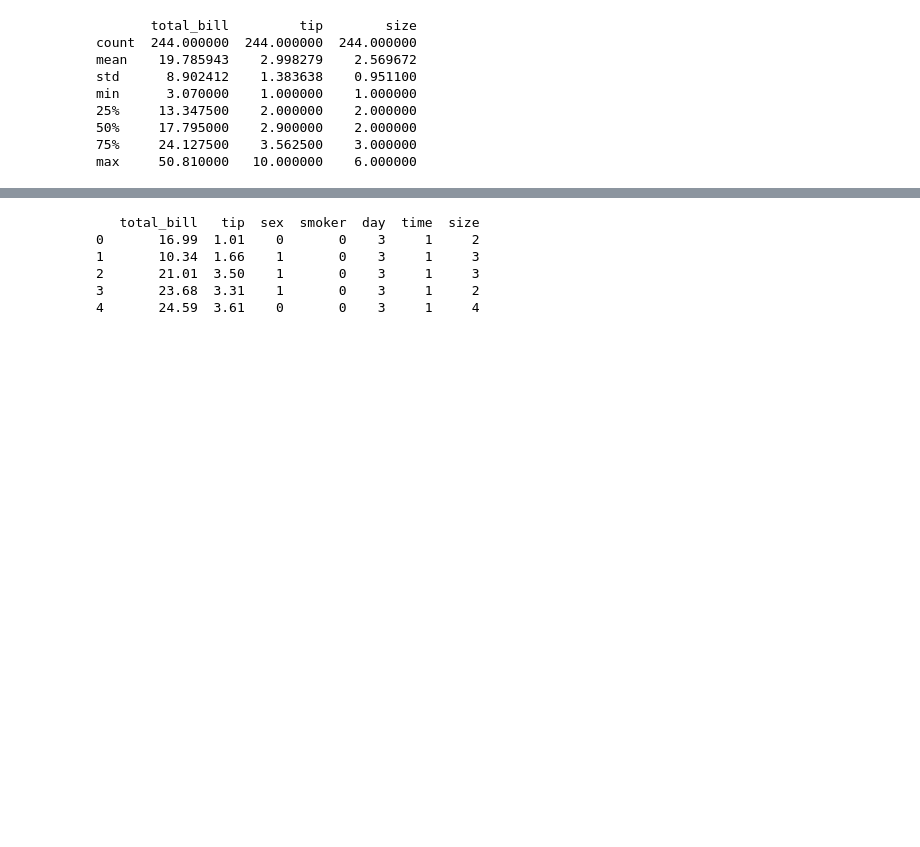
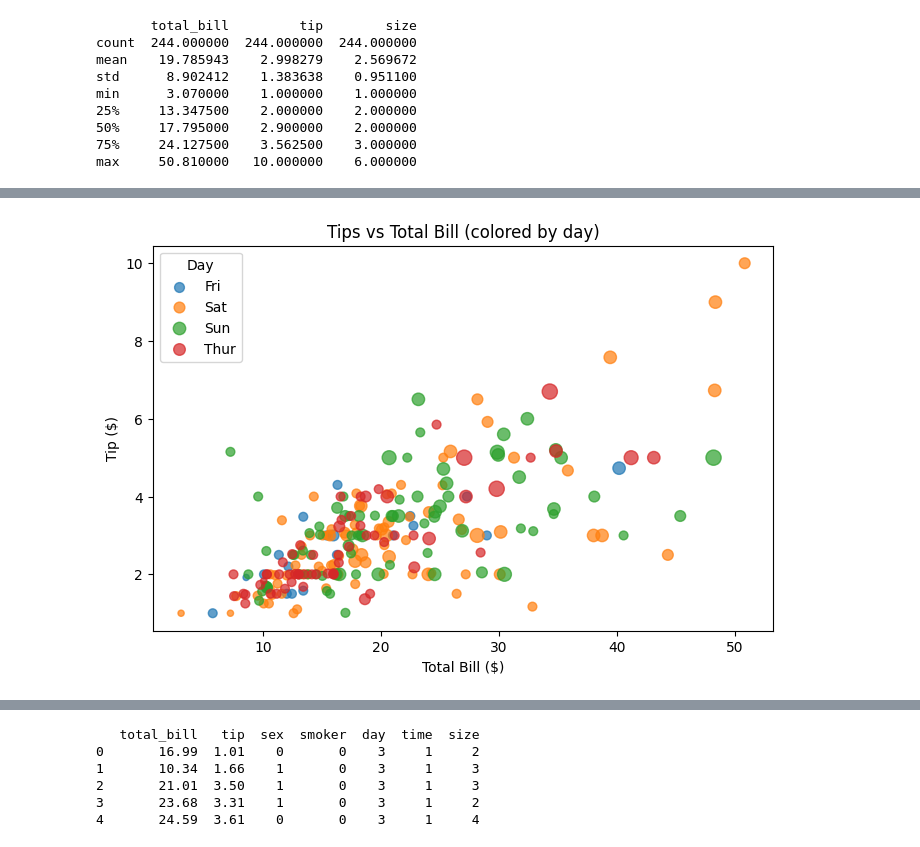
Before and after one commit to viktoryamargaryan/Waiter-Tips-Prediction-, a Jupyter notebook: Waiter_Tips_Prediction.ipynb, the cells around one changed output, grey strips where cells are left out. Saved outputs shown, nothing was run; the diff lists cells and outputs as text; code cells hidden in the pictures; blank space fills up the shorter version.

Commit message:
Replace notebook with matplotlib visualizations

```diff
--- a/Waiter_Tips_Prediction.ipynb
+++ b/Waiter_Tips_Prediction.ipynb
@@ -95,0 +49,14 @@ fig6.show()
+# %%
+import matplotlib.pyplot as plt
+
+# 1. Scatter: tip vs total_bill, colored by day
+fig, ax = plt.subplots(figsize=(8,5))
+for day, group in df.groupby("day"):
+    ax.scatter(group["total_bill"], group["tip"], s=group["size"]*20, label=day, alpha=0.7)
+ax.set_xlabel("Total Bill ($)")
+ax.set_ylabel("Tip ($)")
+ax.set_title("Tips vs Total Bill (colored by day)")
+ax.legend(title="Day")
+plt.show()
+# %% [output]
+[figure, added]
```
Also changed, not shown: parts of 16 cells of this notebook.
